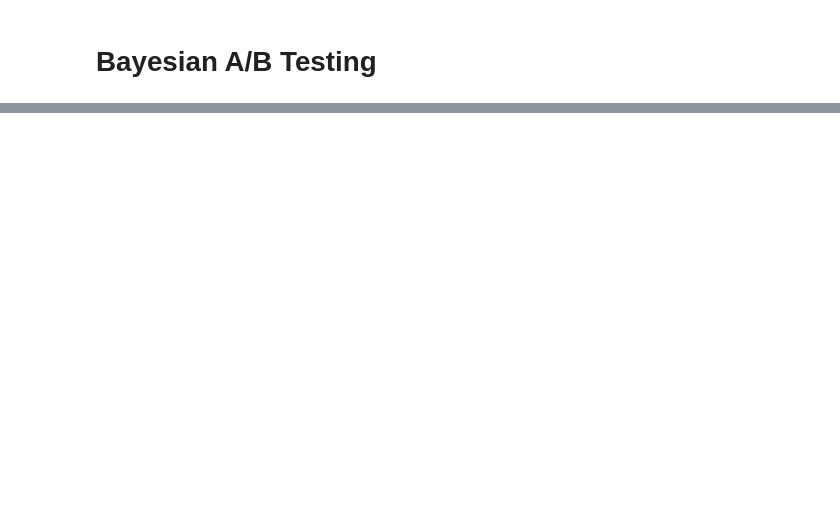
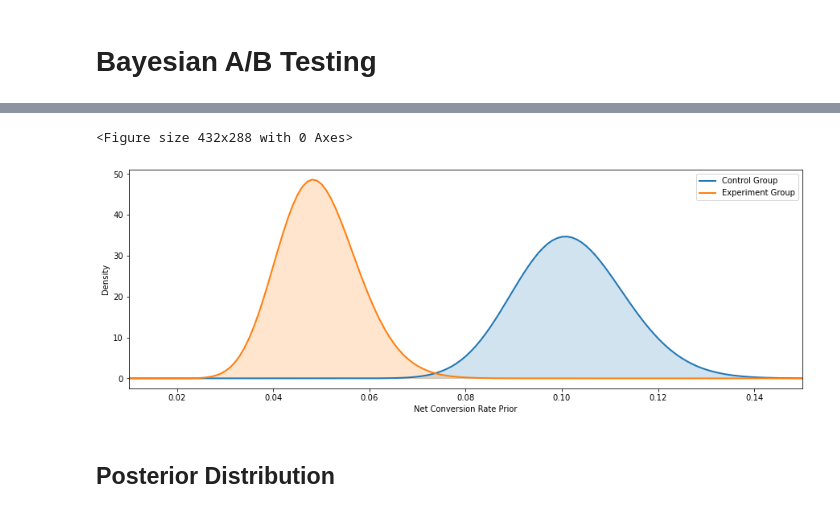
Before and after one commit to Charlotte1904/Bayesian-Time-Series, a Jupyter notebook: Udacity AB Testing.ipynb, the cells around one changed output, grey strips where cells are left out. Cells and saved outputs as stored; diff of their text form; code cells hidden in the pictures; blank space fills up the shorter version.

```diff
--- a/Udacity AB Testing.ipynb
+++ b/Udacity AB Testing.ipynb
@@ -228 +317,21 @@ print(f'Prior Experiment Net Conversion Rate: {(experiment_payment[0]/experiment
+# %%
+## Get prior distribution
+c_distribution_nc_prior = stats.beta.pdf(x, control_payment[0], control_nopayment[0])
+e_distribution_nc_prior  = stats.beta.pdf(x, experiment_payment[0], experiment_nopayment[0])
+# %%
+plt.figure(2)
+plt.figure(figsize=(15,5))
+plot_with_fill(x, c_distribution_nc_prior, 'Control Group')
+plot_with_fill(x, e_distribution_nc_prior, 'Experiment Group')
+plt.xlim(xmax=0.15)
+plt.xlim(xmin=0.01)
+plt.xlabel('Net Conversion Rate Prior')
+plt.ylabel('Density')
+plt.legend()
+plt.show()
+# %% [output]
+<Figure size 432x288 with 0 Axes>
+[figure, added]
+# %% [markdown]
+## Posterior Distribution
 # %%
```
Also changed, not shown: parts of 59 cells of this notebook.
